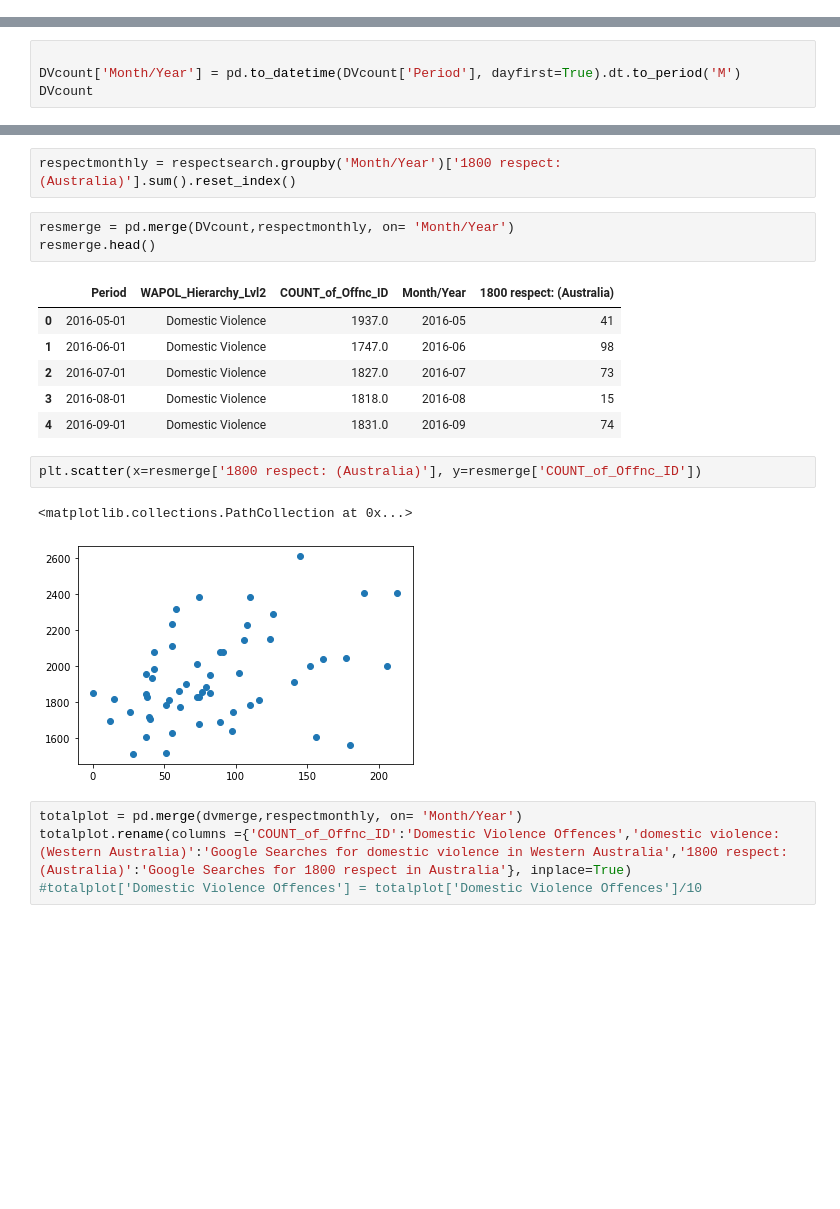
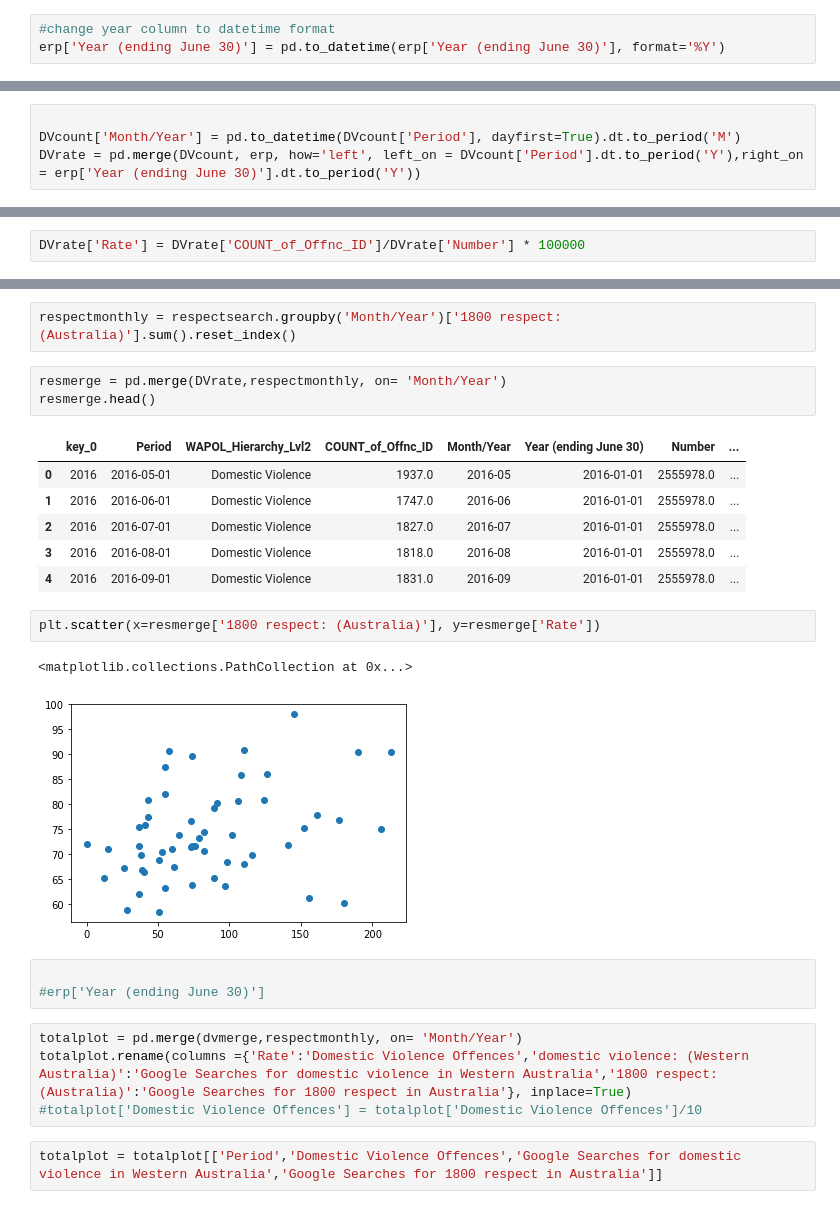
Before and after one commit to FernB/WACrimeRatesCovid19, a Jupyter notebook: WA Crime Rates.ipynb, the cells around one changed output, grey strips where cells are left out. Cells and saved outputs as stored; diff of their text form; blank space fills up the shorter version.

```diff
--- a/WA Crime Rates.ipynb
+++ b/WA Crime Rates.ipynb
@@ -13 +21,4 @@ WAstats = pd.read_excel(file,sheet_name = "Data")
 WAstats.fillna(0, inplace = True)
+# %%
+#change year column to datetime format
+erp['Year (ending June 30)'] = pd.to_datetime(erp['Year (ending June 30)'], format='%Y')
@@ -262,4 +285,4 @@ DVcount = DVcount.groupby(['Period','WAPOL_Hierarchy_Lvl2'])['COUNT_of_Offnc_ID'
 # %%
 
 DVcount['Month/Year'] = pd.to_datetime(DVcount['Period'], dayfirst=True).dt.to_period('M')
-DVcount
+DVrate = pd.merge(DVcount, erp, how='left', left_on = DVcount['Period'].dt.to_period('Y'),right_on = erp['Year (ending June 30)'].dt.to_period('Y'))
@@ -283,0 +289,2 @@ DVcount
+# %%
+DVrate['Rate'] = DVrate['COUNT_of_Offnc_ID']/DVrate['Number'] * 100000
@@ -319,22 +346,27 @@ respectmonthly2019.plot()
 # %%
 respectmonthly = respectsearch.groupby('Month/Year')['1800 respect: (Australia)'].sum().reset_index()
 # %%
-resmerge = pd.merge(DVcount,respectmonthly, on= 'Month/Year')
+resmerge = pd.merge(DVrate,respectmonthly, on= 'Month/Year')
 resmerge.head()
 # %% [output]
-|  | Period | WAPOL_Hierarchy_Lvl2 | COUNT_of_Offnc_ID | Month/Year | 1800 respect: (Australia) |
-| 0 | 2016-05-01 | Domestic Violence | 1937.0 | 2016-05 | 41 |
-| 1 | 2016-06-01 | Domestic Violence | 1747.0 | 2016-06 | 98 |
-| 2 | 2016-07-01 | Domestic Violence | 1827.0 | 2016-07 | 73 |
-| 3 | 2016-08-01 | Domestic Violence | 1818.0 | 2016-08 | 15 |
-| 4 | 2016-09-01 | Domestic Violence | 1831.0 | 2016-09 | 74 |
+|  | key_0 | Period | WAPOL_Hierarchy_Lvl2 | COUNT_of_Offnc_ID | Month/Year | Year (ending June 30) | Number | ... |
+| 0 | 2016 | 2016-05-01 | Domestic Violence | 1937.0 | 2016-05 | 2016-01-01 | 2555978.0 | ... |
+| 1 | 2016 | 2016-06-01 | Domestic Violence | 1747.0 | 2016-06 | 2016-01-01 | 2555978.0 | ... |
+| 2 | 2016 | 2016-07-01 | Domestic Violence | 1827.0 | 2016-07 | 2016-01-01 | 2555978.0 | ... |
+| 3 | 2016 | 2016-08-01 | Domestic Violence | 1818.0 | 2016-08 | 2016-01-01 | 2555978.0 | ... |
+| 4 | 2016 | 2016-09-01 | Domestic Violence | 1831.0 | 2016-09 | 2016-01-01 | 2555978.0 | ... |
 # %%
-plt.scatter(x=resmerge['1800 respect: (Australia)'], y=resmerge['COUNT_of_Offnc_ID'])
+plt.scatter(x=resmerge['1800 respect: (Australia)'], y=resmerge['Rate'])
 # %% [output]
 <matplotlib.collections.PathCollection at 0x...>
-[figure, old version]
+[figure, new version]
+# %%
+
+#erp['Year (ending June 30)']
 # %%
 totalplot = pd.merge(dvmerge,respectmonthly, on= 'Month/Year')
-totalplot.rename(columns ={'COUNT_of_Offnc_ID':'Domestic Violence Offences','domestic violence: (Western Australia)':'Google Searches for domestic violence in Western Australia','1800 respect: (Australia)':'Google Searches for 1800 respect in Australia'}, inplace=True)
+totalplot.rename(columns ={'Rate':'Domestic Violence Offences','domestic violence: (Western Australia)':'Google Searches for domestic violence in Western Australia','1800 respect: (Australia)':'Google Searches for 1800 respect in Australia'}, inplace=True)
 #totalplot['Domestic Violence Offences'] = totalplot['Domestic Violence Offences']/10
+# %%
+totalplot = totalplot[['Period','Domestic Violence Offences','Google Searches for domestic violence in Western Australia','Google Searches for 1800 respect in Australia']]
 # %%
```
Also changed, not shown: parts of 25 cells of this notebook, 11 other files.
